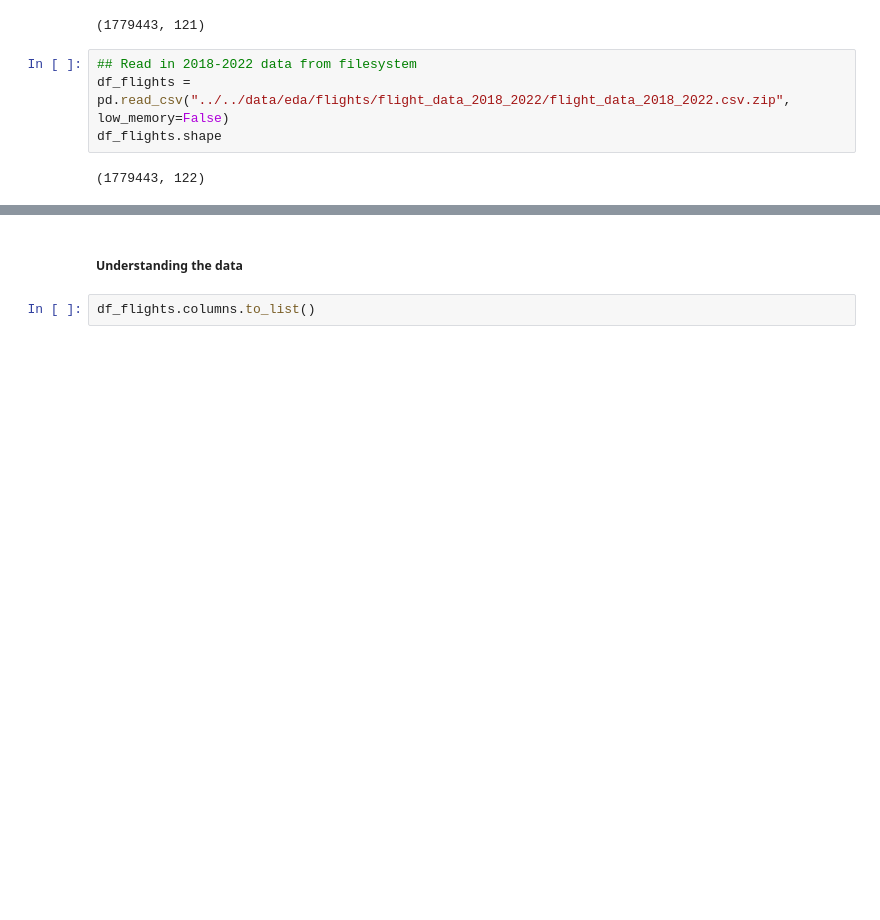
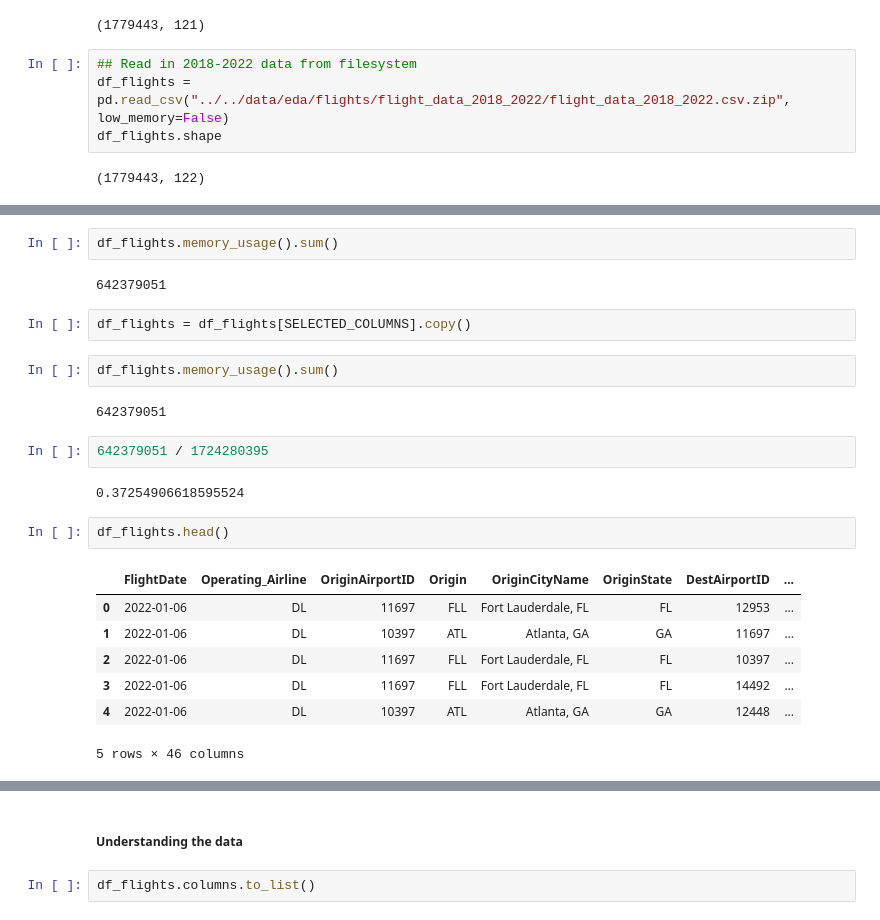
Before and after one commit to georgetown-analytics/team-3, a Jupyter notebook: flight_model/notebooks/EDA/eda1_flight_data_082022.ipynb, the cells around one changed output, grey strips where cells are left out. Cells and saved outputs as stored; diff of their text form; blank space fills up the shorter version.

```diff
--- a/flight_model/notebooks/EDA/eda1_flight_data_082022.ipynb
+++ b/flight_model/notebooks/EDA/eda1_flight_data_082022.ipynb
@@ -69,3 +225,27 @@ Name: Year, dtype: int64
+# %%
+df_flights.memory_usage().sum()
+# %% [output]
+642379051
+# %%
+df_flights = df_flights[SELECTED_COLUMNS].copy()
+# %%
+df_flights.memory_usage().sum()
+# %% [output]
+642379051
+# %%
+642379051 / 1724280395
+# %% [output]
+0.37254906618595524
+# %%
+df_flights.head()
+# %% [output]
+|  | FlightDate | Operating_Airline | OriginAirportID | Origin | OriginCityName | OriginState | DestAirportID | ... |
+| 0 | 2022-01-06 | DL | 11697 | FLL | Fort Lauderdale, FL | FL | 12953 | ... |
+| 1 | 2022-01-06 | DL | 10397 | ATL | Atlanta, GA | GA | 11697 | ... |
+| 2 | 2022-01-06 | DL | 11697 | FLL | Fort Lauderdale, FL | FL | 10397 | ... |
+| 3 | 2022-01-06 | DL | 11697 | FLL | Fort Lauderdale, FL | FL | 14492 | ... |
+| 4 | 2022-01-06 | DL | 10397 | ATL | Atlanta, GA | GA | 12448 | ... |
+5 rows × 46 columns
 # %%
 df_flights.dtypes
 # %% [output]
```
Also changed, not shown: parts of 14 cells of this notebook, 2 other files.
